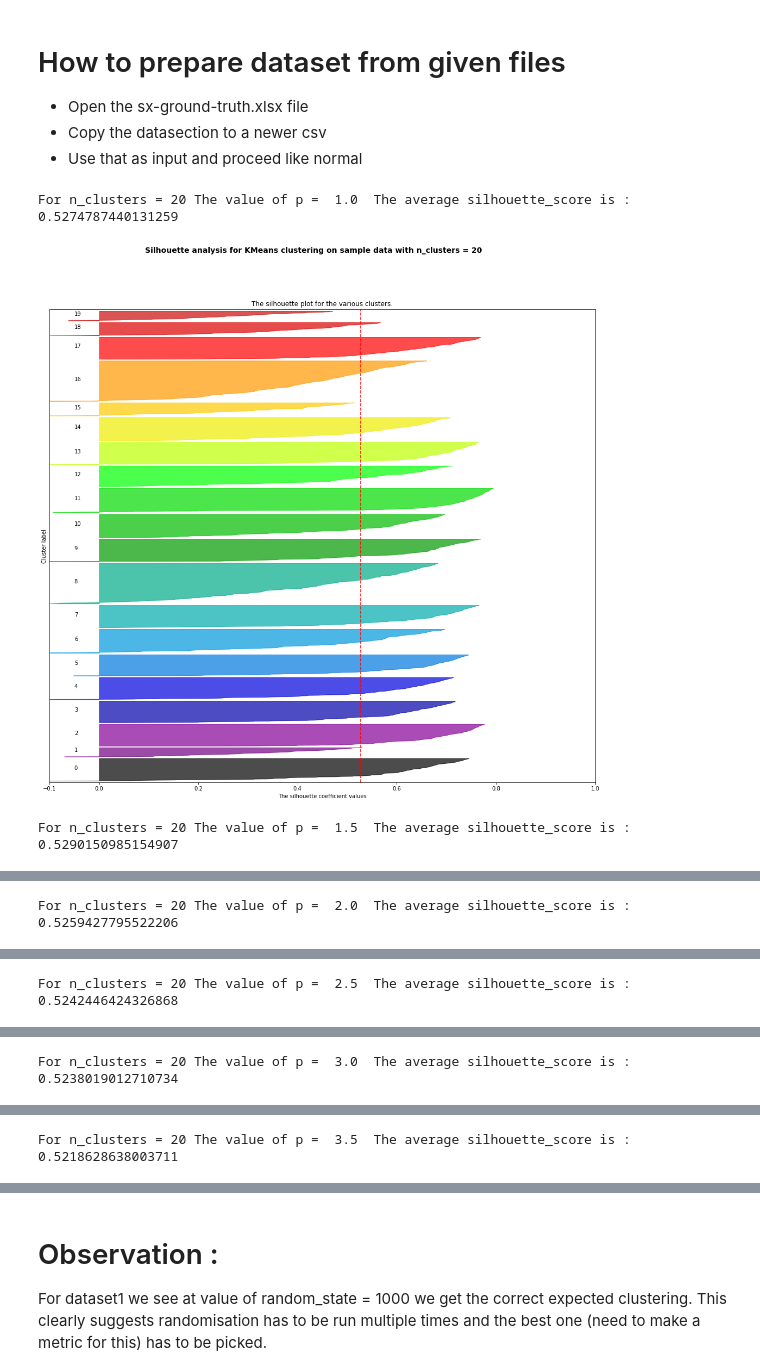
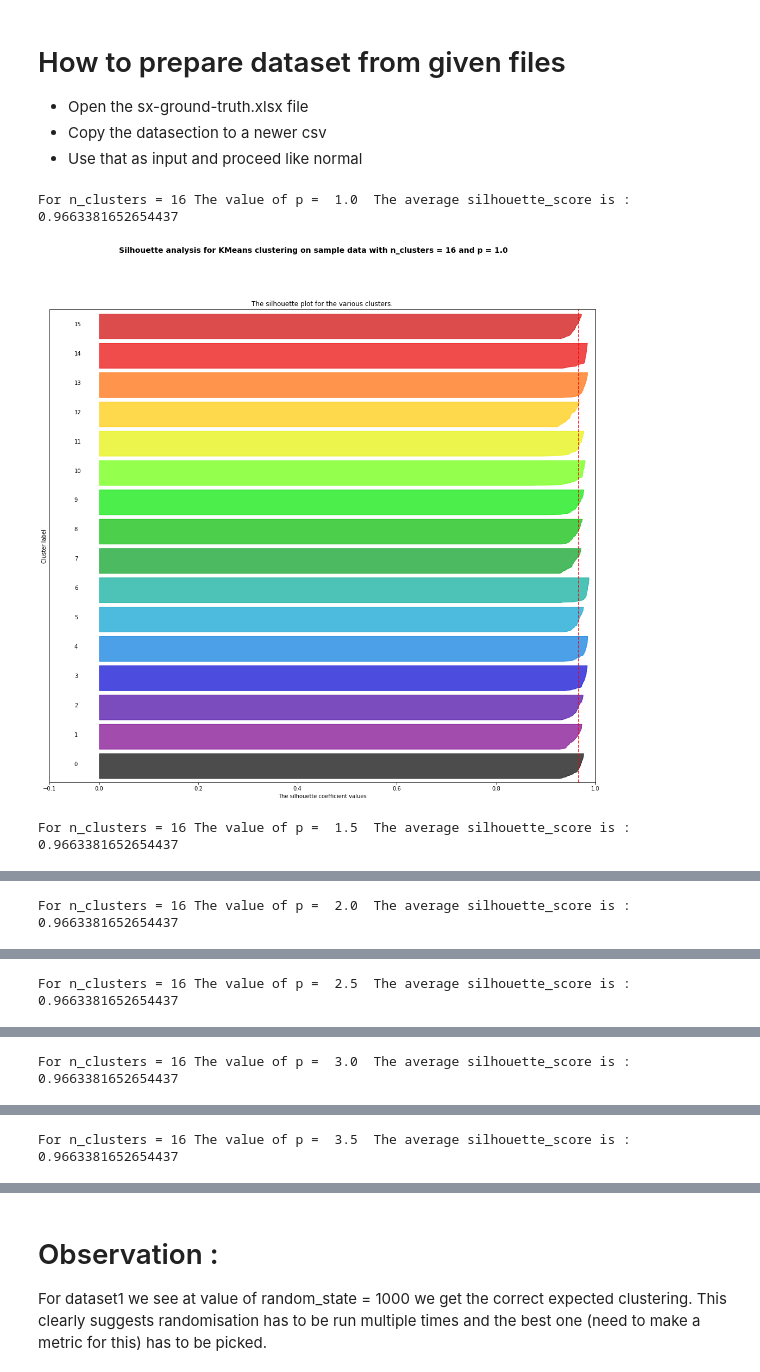
Before and after one commit to MnCSSJ4x/Clustering-Project, a Jupyter notebook: K_Means_Project.ipynb, the cells around one changed output, grey strips where cells are left out. Saved outputs shown, nothing was run; the diff lists cells and outputs as text; code cells hidden in the pictures.

```diff
--- a/K_Means_Project.ipynb
+++ b/K_Means_Project.ipynb
@@ -247,7 +247,7 @@ def evaluate_performance(clusters,centroids,dataframe):
   print("SSE ka result = "+str(SSE(clusters, centroids ,dataframe)))
 # %%
 import matplotlib.cm as cm
-def sil_visualization(X,cluster_labels,n_clusters,silhouette_avg,centroid):
+def sil_visualization(X,cluster_labels,n_clusters,silhouette_avg,centroid,p):
   #Create a subplot with 1 row and 2 columns
   fig, (ax1) = plt.subplots(1, 1)
   fig.set_size_inches(18, 16)
@@ -308,7 +308,7 @@ def sil_visualization(X,cluster_labels,n_clusters,silhouette_avg,centroid):
   # ax2.set_xlabel("Feature space for the 1st feature")
   # ax2.set_ylabel("Feature space for the 2nd feature")
 
-  plt.suptitle(("Silhouette analysis for KMeans clustering on sample data ""with n_clusters = %d" % n_clusters),fontsize=14, fontweight='bold')
+  plt.suptitle(("Silhouette analysis for KMeans clustering on sample data ""with n_clusters = %d and p = %0.1f" % (n_clusters, p)),fontsize=14, fontweight='bold')
 
   plt.show()
 # %%
@@ -331,23 +331,23 @@ def generateLabels(df,clusters):
 # %%
 def output_for_csv():
   df=read_dataset_csv()
   X1=df['X'],df['Y']
 
-def output_for_txt(filename):
+def output_for_txt(filename,n_clusters):
 
   df=read_txt(filename)
   for p in range(2,8):
-    k=Kmeans(K=20,iter=150,p=p/2)
+    k=Kmeans(K=n_clusters,iter=150,p=p/2)
     y_pred=k.predict(np.array(df),choice=1)
     k.centroids=np.array(k.centroids, dtype='int')
     # for i in range(k.K):
     #   print(*k.centroids[i])
     labels,silhouette_avg = SIL_score(df,k.clusters)
     print("For n_clusters =", k.K,"The value of p = ",p/2," The average silhouette_score is :", silhouette_avg)
-    sil_visualization(X=np.array(df),cluster_labels=labels,n_clusters=k.K,silhouette_avg=silhouette_avg,centroid=k.centroids)
+    sil_visualization(X=np.array(df),cluster_labels=labels,n_clusters=k.K,silhouette_avg=silhouette_avg,centroid=k.centroids,p=p/2)
   return
-output_for_txt("A1.txt")
+output_for_txt("dim064.txt",16)
 # %% [output]
-For n_clusters = 20 The value of p =  1.0  The average silhouette_score is : 0.5274787440131259
+For n_clusters = 16 The value of p =  1.0  The average silhouette_score is : 0.9663381652654437
-[figure, old version]
+[figure, new version]
-For n_clusters = 20 The value of p =  1.5  The average silhouette_score is : 0.5290150985154907
+For n_clusters = 16 The value of p =  1.5  The average silhouette_score is : 0.9663381652654437
@@ -355 +355 @@ For n_clusters = 20 The value of p =  1.5  The average silhouette_score is : 0.5
-For n_clusters = 20 The value of p =  2.0  The average silhouette_score is : 0.5259427795522206
+For n_clusters = 16 The value of p =  2.0  The average silhouette_score is : 0.9663381652654437
@@ -357 +357 @@ For n_clusters = 20 The value of p =  2.0  The average silhouette_score is : 0.5
-For n_clusters = 20 The value of p =  2.5  The average silhouette_score is : 0.5242446424326868
+For n_clusters = 16 The value of p =  2.5  The average silhouette_score is : 0.9663381652654437
@@ -359 +359 @@ For n_clusters = 20 The value of p =  2.5  The average silhouette_score is : 0.5
-For n_clusters = 20 The value of p =  3.0  The average silhouette_score is : 0.5238019012710734
+For n_clusters = 16 The value of p =  3.0  The average silhouette_score is : 0.9663381652654437
@@ -361 +361 @@ For n_clusters = 20 The value of p =  3.0  The average silhouette_score is : 0.5
-For n_clusters = 20 The value of p =  3.5  The average silhouette_score is : 0.5218628638003711
+For n_clusters = 16 The value of p =  3.5  The average silhouette_score is : 0.9663381652654437
```
Also changed, not shown: parts of 1 cell of this notebook.
